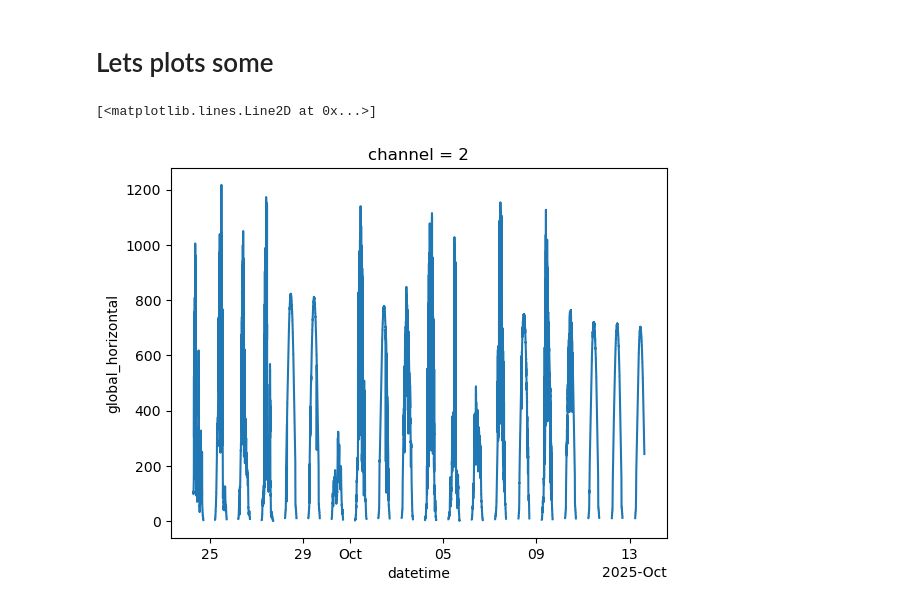
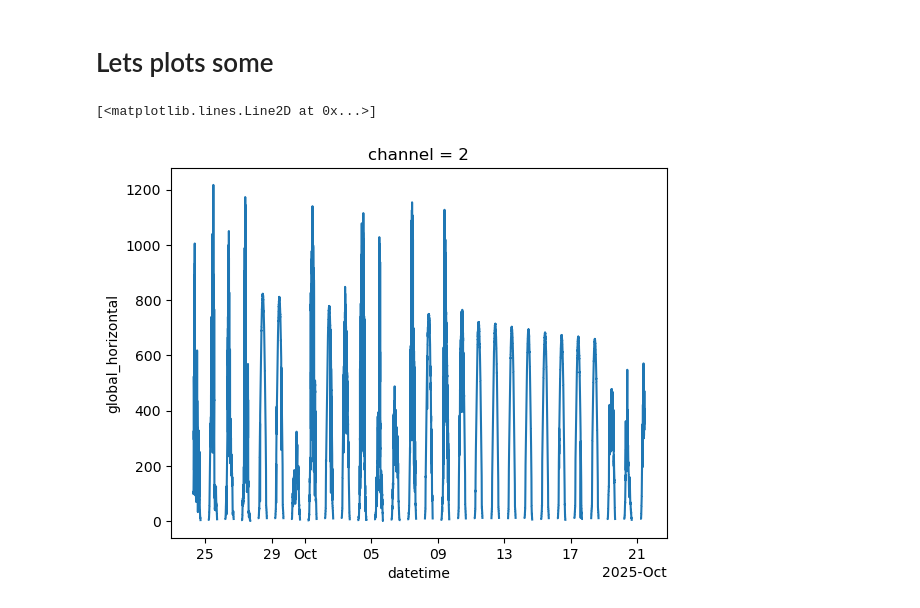
Before and after one commit to HagenTelg/cmpaign_2025_PMOD, a Jupyter notebook: mtm2netcdf.ipynb, the cells around one changed output. Cells and saved outputs as stored; diff of their text form; code cells hidden in the pictures.

```diff
--- a/mtm2netcdf.ipynb
+++ b/mtm2netcdf.ipynb
@@ -130,8 +120,9 @@ No rawfiles have been processe yet, start from the beginning
 # %%
-ds = xr.open_mfdataset(pl.Path(f'{prefix}/nfs/grad/Inst/MFR/Campaign/frc/2025/mfrsr/648.netcdf/v0.1').glob('*'))
+ds = xr.open_mfdataset(pl.Path(f'{prefix}/nfs/grad/Inst/MFR/Campaign/frc/2025/mfrsr/648.netcdf/v0.1').glob('*.nc'))
 # %%
-ds.global_horizontal.sel(channel = 2).plot.line(x = 'datetime')
+f,a = plt.subplots()
+ds.global_horizontal.sel(channel = 2).plot.line(x = 'datetime', ax = a)
 # %% [output]
 [<matplotlib.lines.Line2D at 0x...>]
-[figure, old version]
+[figure, new version]
 # %%
```
Also changed, not shown: parts of 12 cells of this notebook, 18 other files.
